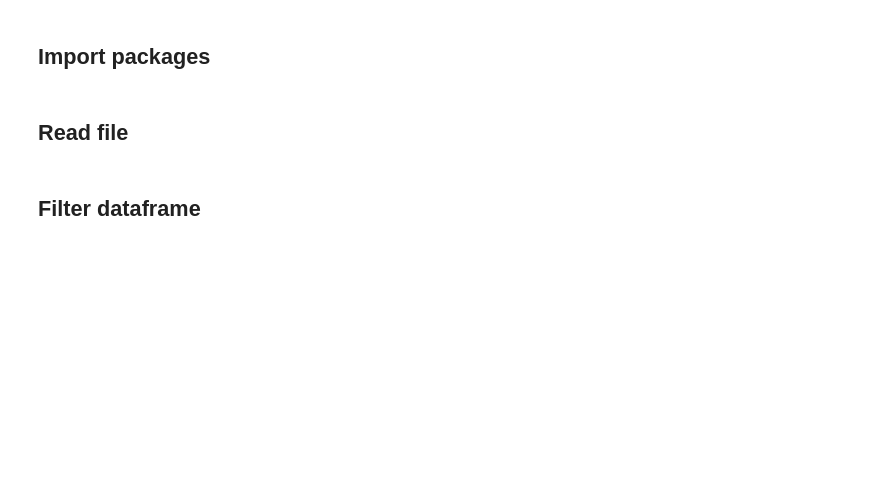
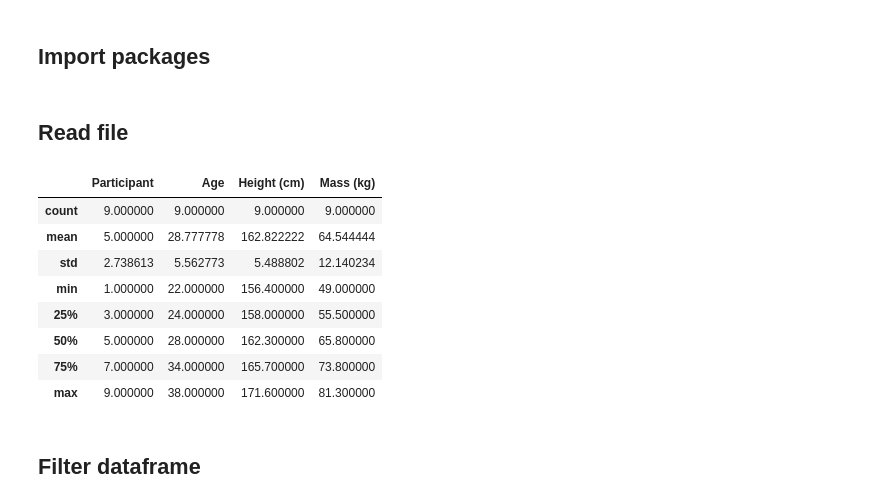
Before and after one commit to Shahril-Iskandar/publication-validity-flex-vbt, a Jupyter notebook: script.ipynb, the cells around one changed output. Cells and saved outputs as stored; diff of their text form; code cells hidden in the pictures; blank space fills up the shorter version.

```diff
--- a/script.ipynb
+++ b/script.ipynb
@@ -13,12 +13,26 @@ import string
 ## Read file
 # %%
 # Change directory accordingly to where the finaldataset.xlsx is located
-data_dir = r'C:\Users\14000\Downloads\FYP Shahril (IRB-2022-538)\Data analysis'
+# data_dir = r'C:\Users\14000\Downloads\FYP Shahril (IRB-2022-538)\Data analysis'
+data_dir = r'C:\Users\14000\OneDrive - Nanyang Technological University\Documents\GitHub Repositories\publication-validity-flex-vbt'
 
 # Read data
 data_file = os.path.join(data_dir, 'finaldataset.xlsx')
 powerclean = pd.read_excel(data_file, sheet_name='PowerClean', usecols="A:S", skiprows=0, nrows=127)
 snatch = pd.read_excel(data_file, sheet_name='Snatch', usecols="A:S", skiprows=0, nrows=127)
+info = pd.read_excel(data_file, sheet_name='Info')
+# %%
+info.describe() # Get descriptive statistics of participants info
+# %% [output]
+|  | Participant | Age | Height (cm) | Mass (kg) |
+| count | 9.000000 | 9.000000 | 9.000000 | 9.000000 |
+| mean | 5.000000 | 28.777778 | 162.822222 | 64.544444 |
+| std | 2.738613 | 5.562773 | 5.488802 | 12.140234 |
+| min | 1.000000 | 22.000000 | 156.400000 | 49.000000 |
+| 25% | 3.000000 | 24.000000 | 158.000000 | 55.500000 |
+| 50% | 5.000000 | 28.000000 | 162.300000 | 65.800000 |
+| 75% | 7.000000 | 34.000000 | 165.700000 | 73.800000 |
+| max | 9.000000 | 38.000000 | 171.600000 | 81.300000 |
 # %% [markdown]
 ## Filter dataframe
 # %%
```
Also changed, not shown: parts of 10 cells of this notebook, 3 other files.
